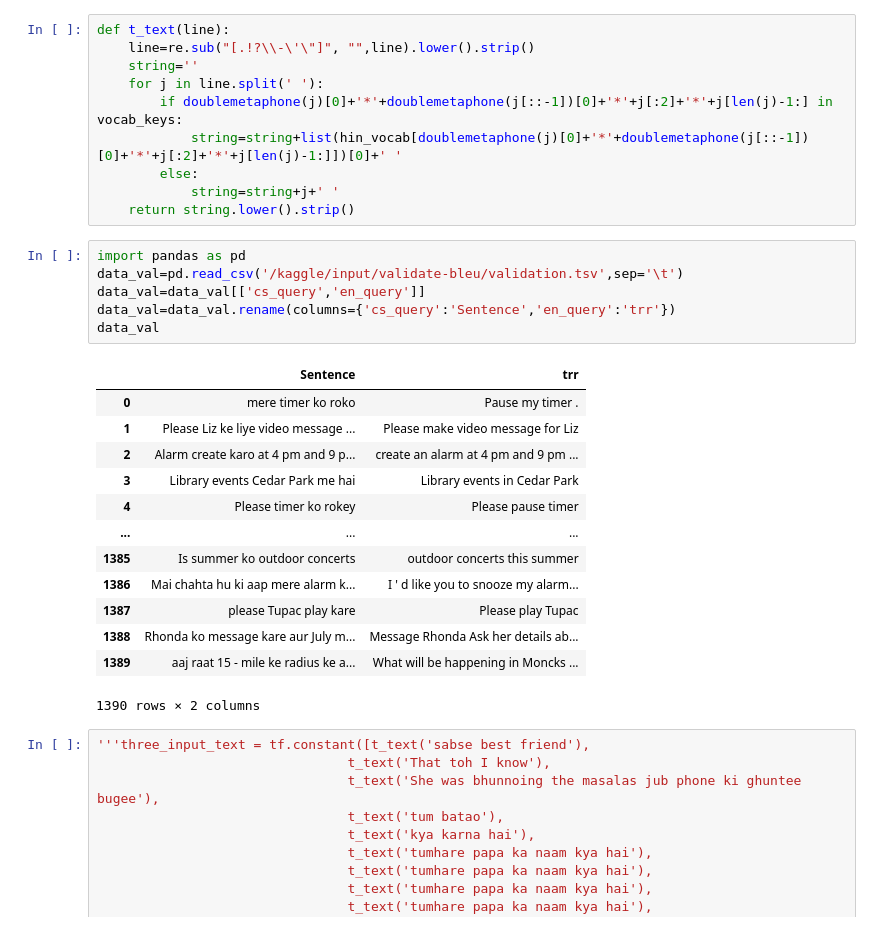
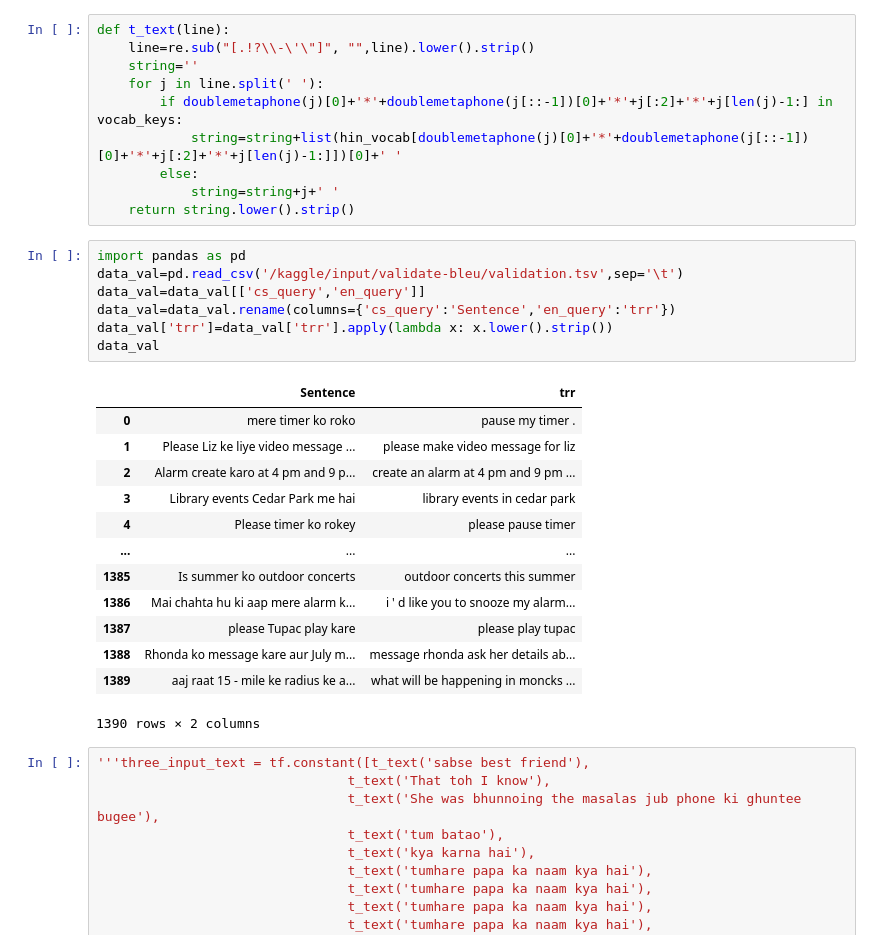
Before and after one commit to RohanHBTU/Attention_hing_en, a Jupyter notebook: bleu-score-test.ipynb, the cells around one changed output. Saved outputs shown, nothing was run; the diff lists cells and outputs as text.

```diff
--- a/bleu-score-test.ipynb
+++ b/bleu-score-test.ipynb
@@ -101,22 +91,23 @@ def t_text(line):
 # %%
 import pandas as pd
 data_val=pd.read_csv('/kaggle/input/validate-bleu/validation.tsv',sep='\t')
 data_val=data_val[['cs_query','en_query']]
 data_val=data_val.rename(columns={'cs_query':'Sentence','en_query':'trr'})
+data_val['trr']=data_val['trr'].apply(lambda x: x.lower().strip())
 data_val
 # %% [output]
 |  | Sentence | trr |
-| 0 | mere timer ko roko | Pause my timer . |
-| 1 | Please Liz ke liye video message ... | Please make video message for Liz |
+| 0 | mere timer ko roko | pause my timer . |
+| 1 | Please Liz ke liye video message ... | please make video message for liz |
 | 2 | Alarm create karo at 4 pm and 9 p... | create an alarm at 4 pm and 9 pm ... |
-| 3 | Library events Cedar Park me hai | Library events in Cedar Park |
-| 4 | Please timer ko rokey | Please pause timer |
+| 3 | Library events Cedar Park me hai | library events in cedar park |
+| 4 | Please timer ko rokey | please pause timer |
 | ... | ... | ... |
 | 1385 | Is summer ko outdoor concerts | outdoor concerts this summer |
-| 1386 | Mai chahta hu ki aap mere alarm k... | I ' d like you to snooze my alarm... |
-| 1387 | please Tupac play kare | Please play Tupac |
-| 1388 | Rhonda ko message kare aur July m... | Message Rhonda Ask her details ab... |
-| 1389 | aaj raat 15 - mile ke radius ke a... | What will be happening in Moncks ... |
+| 1386 | Mai chahta hu ki aap mere alarm k... | i ' d like you to snooze my alarm... |
+| 1387 | please Tupac play kare | please play tupac |
+| 1388 | Rhonda ko message kare aur July m... | message rhonda ask her details ab... |
+| 1389 | aaj raat 15 - mile ke radius ke a... | what will be happening in moncks ... |
 1390 rows × 2 columns
 # %%
 '''three_input_text = tf.constant([t_text('sabse best friend'),
```
Also changed, not shown: parts of 32 cells of this notebook.
